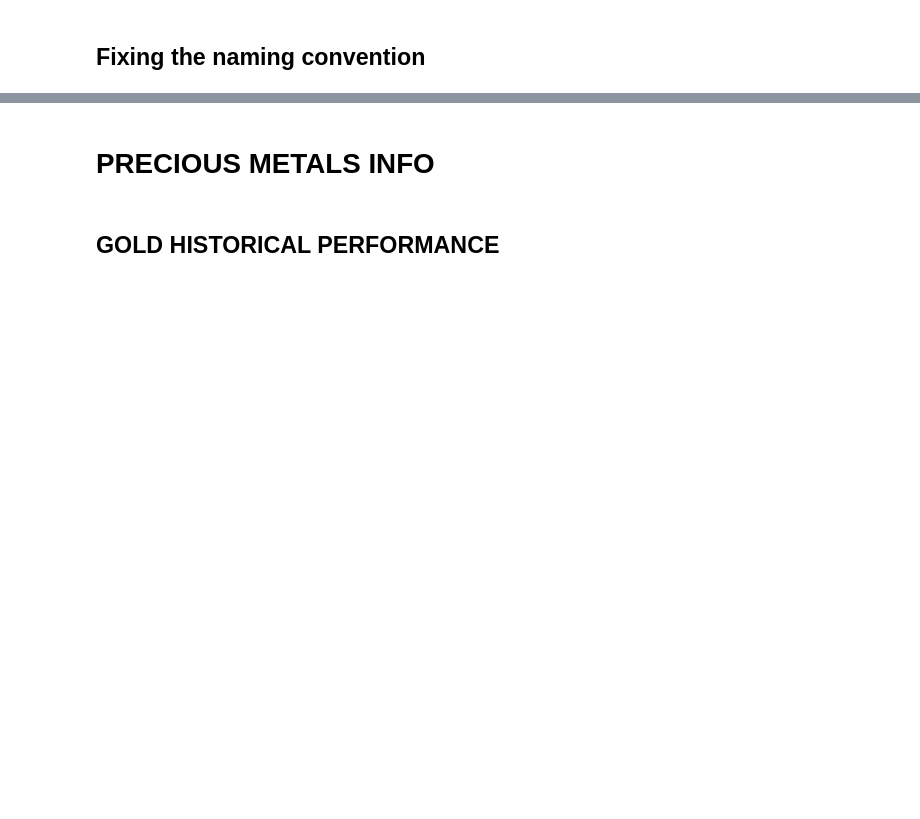
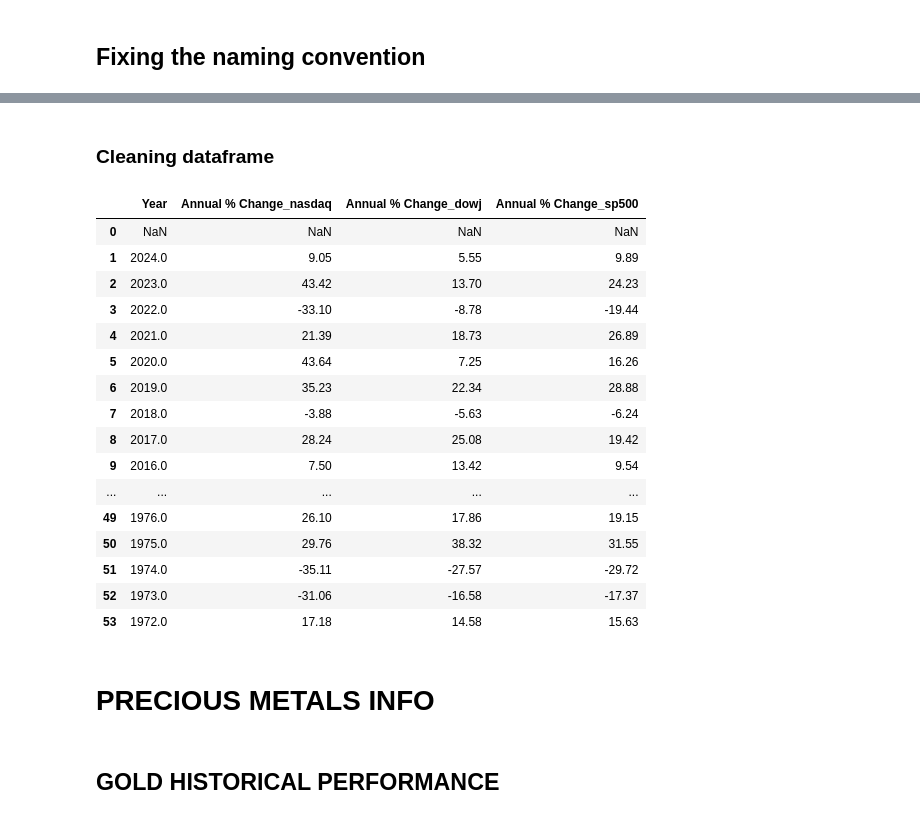
Before and after one commit to patwilliams04/DSCI411-project, a Jupyter notebook: Data Collection/dataGathering.ipynb, the cells around one changed output, grey strips where cells are left out. Saved outputs shown, nothing was run; the diff lists cells and outputs as text; code cells hidden in the pictures; blank space fills up the shorter version.

```diff
--- a/Data Collection/dataGathering.ipynb
+++ b/Data Collection/dataGathering.ipynb
@@ -228,6 +234,35 @@ index_df.head()
 | 2 | 2023.0 | 12784.29 | 10,386.98 | 15,099.18 | 10,305.24 | 15,011.35 | ... |
 | 3 | 2022.0 | 12224.35 | 15,832.80 | 15,832.80 | 10,213.29 | 10,466.48 | ... |
 | 4 | 2021.0 | 14371.46 | 12,698.45 | 16,057.44 | 12,609.16 | 15,644.97 | ... |
+# %% [markdown]
+### Cleaning dataframe
+# %%
+# Assuming your existing DataFrame is named index_df
+
+# Select the 'Annual % Change' columns along with the 'Year' column
+index_df = index_df[['Year'] + index_df.filter(regex='Annual % Change').columns.tolist()]
+
+# Now, annual_change_df should contain the 'Year' column and the 'Annual % Change' columns
+# Display the new DataFrame
+index_df
+# %% [output]
+|  | Year | Annual % Change_nasdaq | Annual % Change_dowj | Annual % Change_sp500 |
+| 0 | NaN | NaN | NaN | NaN |
+| 1 | 2024.0 | 9.05 | 5.55 | 9.89 |
+| 2 | 2023.0 | 43.42 | 13.70 | 24.23 |
+| 3 | 2022.0 | -33.10 | -8.78 | -19.44 |
+| 4 | 2021.0 | 21.39 | 18.73 | 26.89 |
+| 5 | 2020.0 | 43.64 | 7.25 | 16.26 |
+| 6 | 2019.0 | 35.23 | 22.34 | 28.88 |
+| 7 | 2018.0 | -3.88 | -5.63 | -6.24 |
+| 8 | 2017.0 | 28.24 | 25.08 | 19.42 |
+| 9 | 2016.0 | 7.50 | 13.42 | 9.54 |
+| ... | ... | ... | ... | ... |
+| 49 | 1976.0 | 26.10 | 17.86 | 19.15 |
+| 50 | 1975.0 | 29.76 | 38.32 | 31.55 |
+| 51 | 1974.0 | -35.11 | -27.57 | -29.72 |
+| 52 | 1973.0 | -31.06 | -16.58 | -17.37 |
+| 53 | 1972.0 | 17.18 | 14.58 | 15.63 |
 # %% [markdown]
 # PRECIOUS METALS INFO
 # %% [markdown]
```
Also changed, not shown: parts of 59 cells of this notebook, 2 other files.
